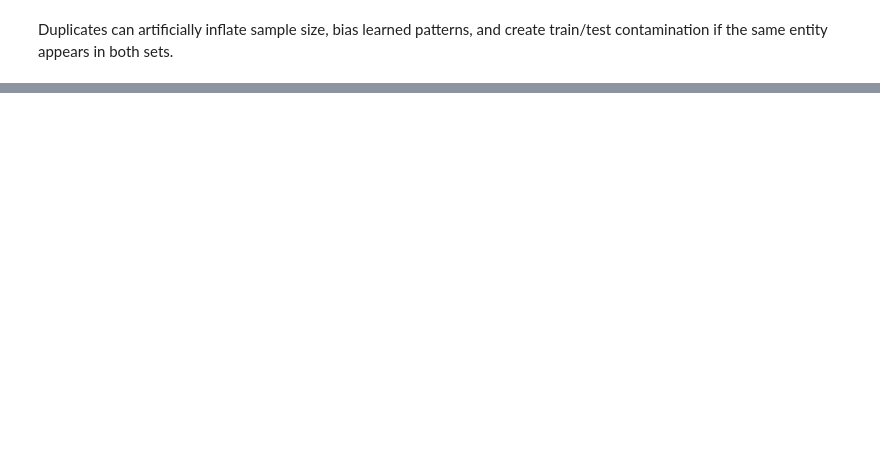
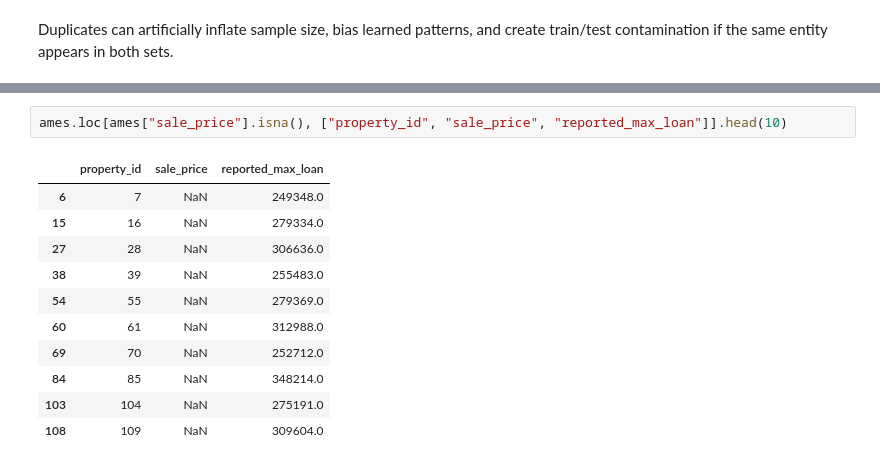
Before and after one commit to CardoAI/ml_industry_course, a Jupyter notebook: day1/datapreprocessing_featureengineering.ipynb, the cells around one changed output, grey strips where cells are left out. Drawn from its saved outputs; the diff is of its cells as text; blank space fills up the shorter version.

```diff
--- a/day1/datapreprocessing_featureengineering.ipynb
+++ b/day1/datapreprocessing_featureengineering.ipynb
@@ -142,0 +465,14 @@ Duplicated person_id appearing in >1 split: 0
+# %%
+ames.loc[ames["sale_price"].isna(), ["property_id", "sale_price", "reported_max_loan"]].head(10)
+# %% [output]
+|  | property_id | sale_price | reported_max_loan |
+| 6 | 7 | NaN | 249348.0 |
+| 15 | 16 | NaN | 279334.0 |
+| 27 | 28 | NaN | 306636.0 |
+| 38 | 39 | NaN | 255483.0 |
+| 54 | 55 | NaN | 279369.0 |
+| 60 | 61 | NaN | 312988.0 |
+| 69 | 70 | NaN | 252712.0 |
+| 84 | 85 | NaN | 348214.0 |
+| 103 | 104 | NaN | 275191.0 |
+| 108 | 109 | NaN | 309604.0 |
```
Also changed, not shown: parts of 37 cells of this notebook, 3 other files.
